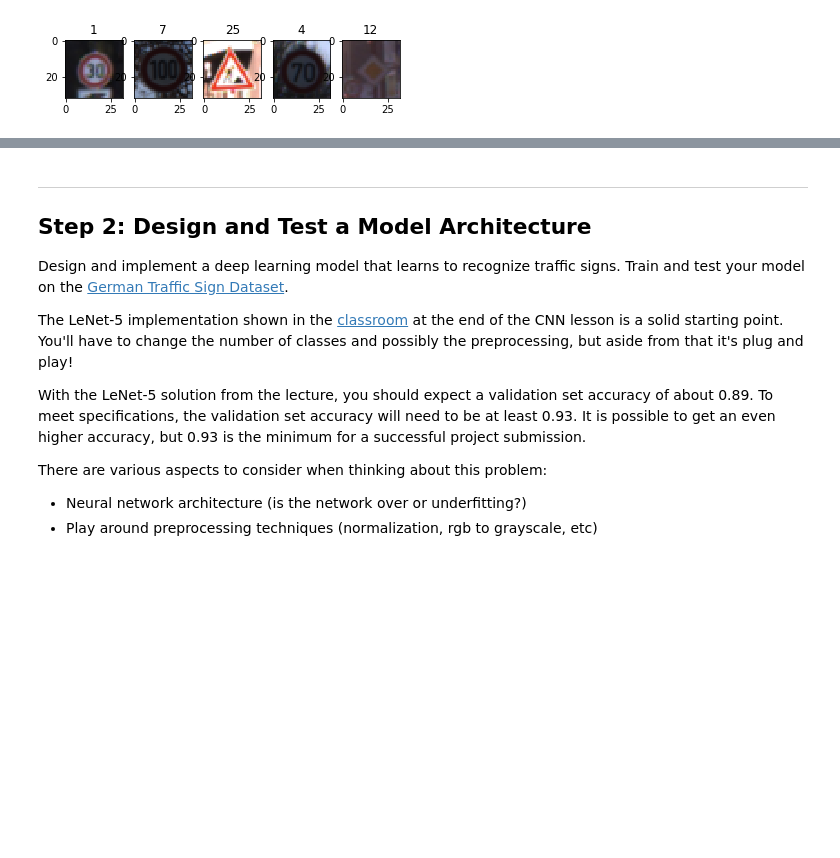
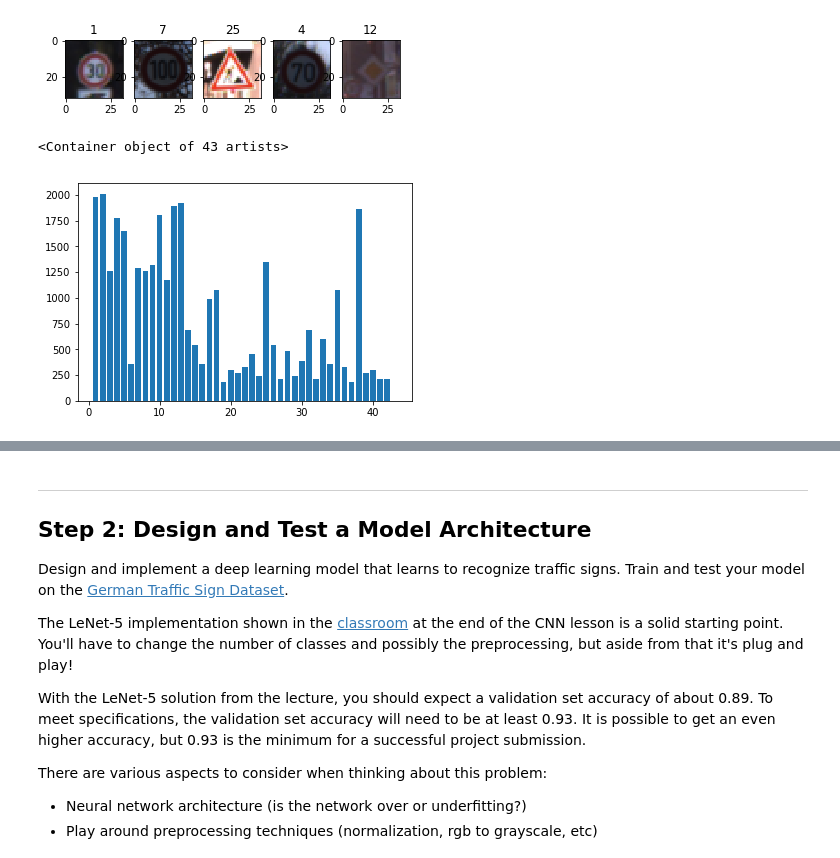
Before and after one commit to masterTuna/CarND-traffic_sign_classifier, a Jupyter notebook: Traffic_Sign_Classifier.ipynb, the cells around one changed output, grey strips where cells are left out. Drawn from its saved outputs; the diff is of its cells as text; code cells hidden in the pictures; blank space fills up the shorter version.

```diff
--- a/Traffic_Sign_Classifier.ipynb
+++ b/Traffic_Sign_Classifier.ipynb
@@ -127,3 +127,14 @@ show_sign_random(n_sign, X_train, y_train)
 print()
 # %% [output]
 [figure]
+# %%
+# plot training sets: number of signs of each class
+import matplotlib.pyplot as plt
+count = [0] * (n_classes + 1)
+for num in y_train:
+    count[num] += 1
+x_ax = range(1, n_classes+1)
+plt.bar(x_ax, count[1:], )
+# %% [output]
+<Container object of 43 artists>
+[figure, added]
```
Also changed, not shown: parts of 7 cells of this notebook.
